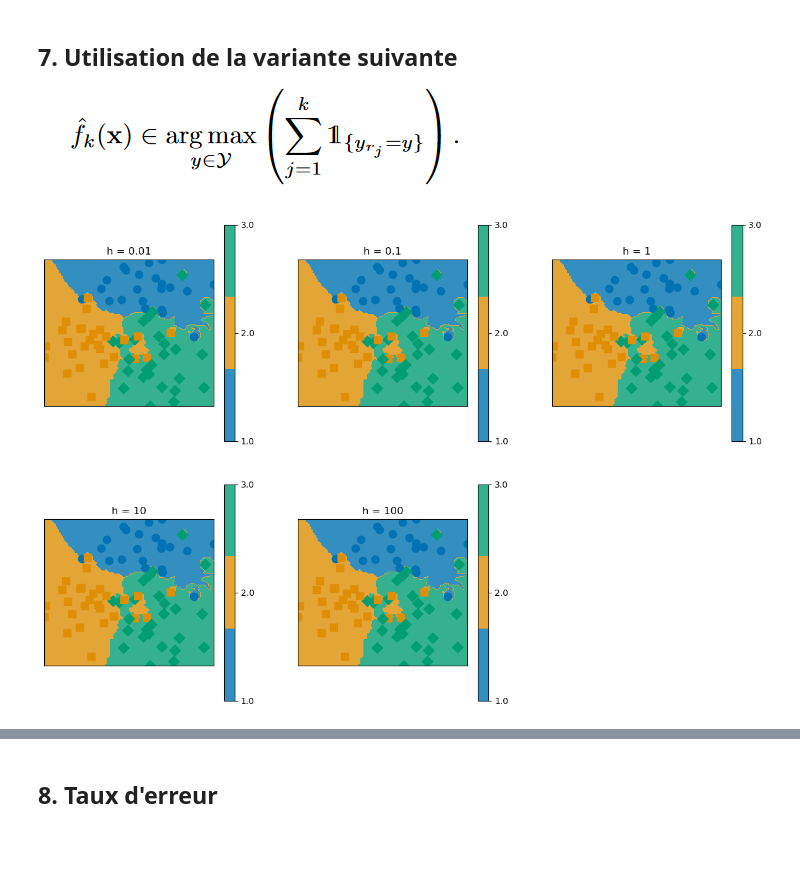
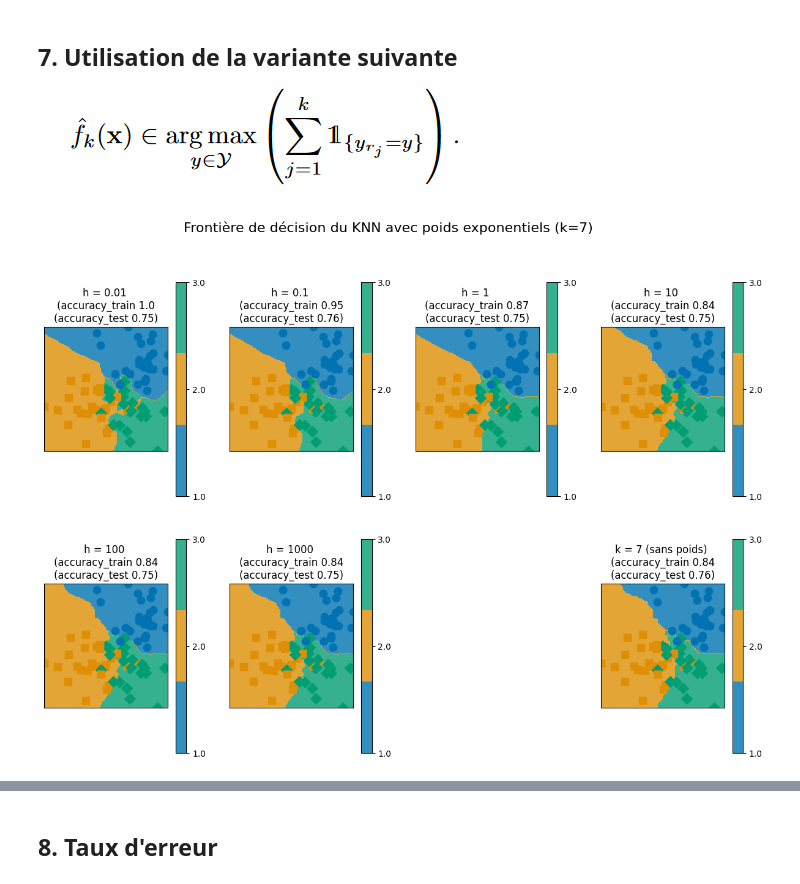
Before and after one commit to MitaTelecom/KNN_final, a Jupyter notebook: KNN/Travail principal.ipynb, the cells around one changed output, grey strips where cells are left out. Saved outputs shown, nothing was run; the diff lists cells and outputs as text; code cells hidden in the pictures; blank space fills up the shorter version.

Commit message:
ajout de weights=exponential_weights dans KNieghborsClassifier

```diff
--- a/KNN/Travail principal.ipynb
+++ b/KNN/Travail principal.ipynb
@@ -422,30 +422,45 @@ L'objectif est de trouver une valeur de k qui équilibre la complexité et la si
 # %%
 # Chargement des données du jeu de données #2 (observations d'indice pair pour les données d'entraînement, et d'indice impair pour les données de test)
 X_train = X2[::2]
 y_train = y2[::2]
 X_test = X2[1::2]
 y_test = y2[1::2]
 
-# Création d'une instance de KNeighborsClassifier
-knn_exponential_weighted = KNeighborsClassifier(n_neighbors=7, weights='distance')
-
-# Entraînement du modèle sur les données d'entraînement (X_train et y_train)
-knn_exponential_weighted.fit(X_train, y_train)
-
-# Prédiction des labels pour les données de test (X_test)
-y_pred_exponential_weighted = knn_exponential_weighted.predict(X_test)
-
 # Affichage des règles de classification
 plt.figure(figsize=(15, 10))
 
-for j in range(-2, 3):
+for j in range(-2, 4):
     h = 10 ** j
-    plt.subplot(2, 3, j + 3)
+
+    # instanciation du modèle KNeighbors en fonction de h
+    exponential_weights = lambda distances: np.exp(-distances ** 2 / h)
+    knn_exponential_weighted = KNeighborsClassifier(n_neighbors=7, weights=exponential_weights)
+
+    # Entraînement du modèle sur les données d'entraînement X_train et y_train
+    # (observations d'indice pair)
+    knn_exponential_weighted.fit(X_train, y_train)
+
+    #Affichage de la frontière de décision (avec accuracy)
+    plt.subplot(2, 4, j + 3)
     decision_function = lambda x: knn_exponential_weighted.predict([x])[0]
     frontiere_new(decision_function, X_train, y_train, step=100, alpha_choice=1, colorbar=True, samples=True)
-    plt.title(f'h = {h}')
+    accuracy_train=np.round(knn_exponential_weighted.score(X_train, y_train),2)
+    accuracy_test=np.round(knn_exponential_weighted.score(X_test, y_test),2)
+    plt.title(f'h = {h} \n(accuracy_train {accuracy_train}\n(accuracy_test {accuracy_test})')
+
+# Affichage du KNN par défault (sans poids) avec k=7
+knn = KNeighborsClassifier(n_neighbors=7)
+knn.fit(X_train, y_train)
+plt.subplot(2, 4, 8)
+frontiere_new(lambda x: knn.predict([x]), X_train, y_train)
+accuracy_train=np.round(knn.score(X_train, y_train),2)
+accuracy_test=np.round(knn.score(X_test, y_test),2)
+plt.title(f'k = 7 (sans poids) \n(accuracy_train {accuracy_train}\n(accuracy_test {accuracy_test})')
+
+
 
 # Affichage des graphiques
+plt.suptitle("Frontière de décision du KNN avec poids exponentiels (k=7)", fontsize=16)
 plt.show()
 # %% [output]
-[figure, old version]
+[figure, new version]
```
Also changed, not shown: parts of 3 cells of this notebook.
